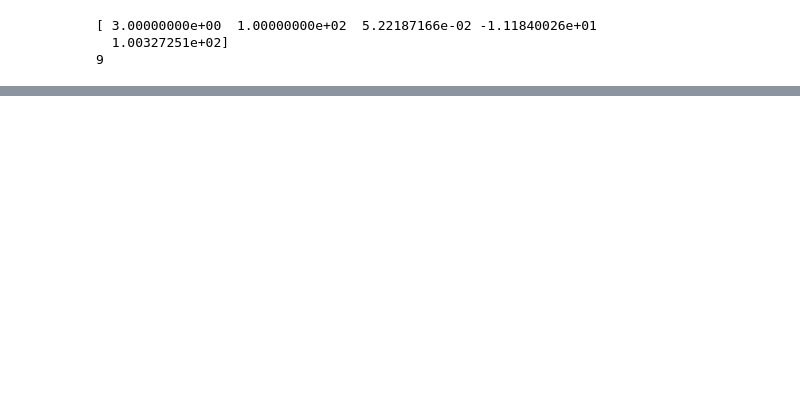
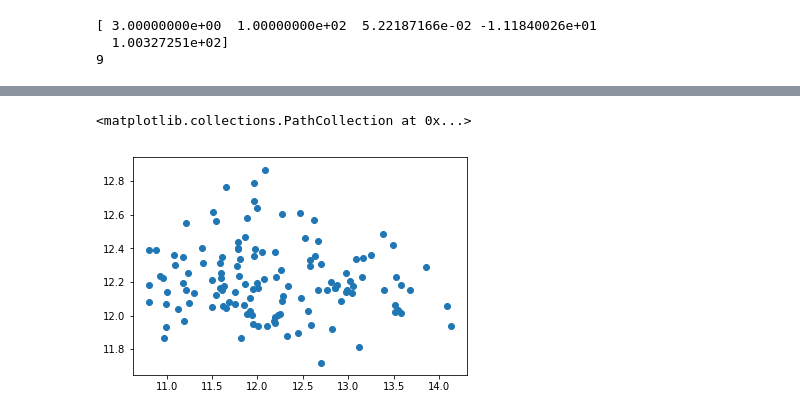
Before and after one commit to ryuya-ko/LDAT_LS_2019, a Jupyter notebook: code/python/kriging_imple.ipynb, the cells around one changed output, grey strips where cells are left out. Saved outputs shown, nothing was run; the diff lists cells and outputs as text; code cells hidden in the pictures; blank space fills up the shorter version.

```diff
--- a/code/python/kriging_imple.ipynb
+++ b/code/python/kriging_imple.ipynb
@@ -86,0 +70,3 @@ rbfi = Rbf(x, y, z)
+# %%
+data = pd.read_csv('/Users/LOng/sengokulab/LDAT_LS_2019/data/dev/house_price_raw.csv')
+data['price'] = np.log(data.price)
@@ -86,0 +82,6 @@ rbfi = Rbf(x, y, z)
+# %%
+x = data[['station', 'tokyo']]
+y = data['price']
+# %%
+step1 = sm.OLS(y, x)
+step1_res = step1.fit()
@@ -86,0 +110,5 @@ rbfi = Rbf(x, y, z)
+# %%
+plt.scatter(step1_res.fittedvalues, y)
+# %% [output]
+<matplotlib.collections.PathCollection at 0x...>
+[figure, added]
```
Also changed, not shown: parts of 16 cells of this notebook, 2 other files.
